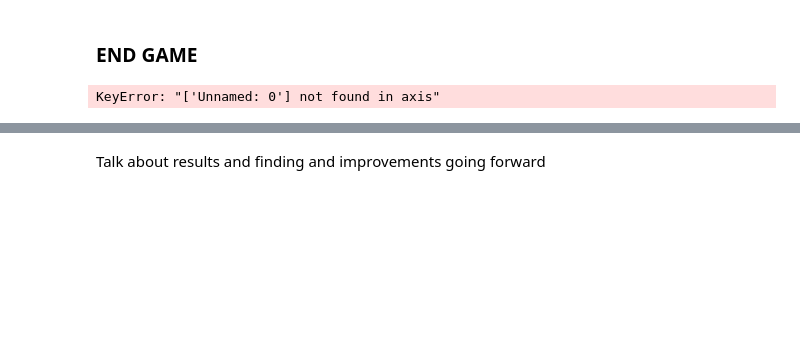
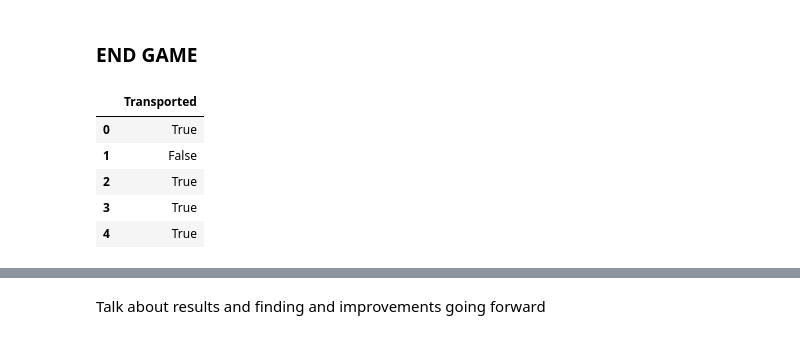
Before and after one commit to mickyals/Space_Titanic, a Jupyter notebook: Spaceship_Titanic_SpaceTimeAnomaly.ipynb, the cells around one changed output, grey strips where cells are left out. Drawn from its saved outputs; the diff is of its cells as text; code cells hidden in the pictures; blank space fills up the shorter version.

Commit message:
updated, final submission for now, 0.80336 on kaggle

```diff
--- a/Spaceship_Titanic_SpaceTimeAnomaly.ipynb
+++ b/Spaceship_Titanic_SpaceTimeAnomaly.ipynb
@@ -1055,34 +1075,39 @@ Index(['CryoSleep', 'Age', 'VIP', 'RoomService', 'FoodCourt', 'ShoppingMall',
 # %%
 #model
 
 final_model = xgb.XGBClassifier(booster= 'gbtree', colsample_bytree= 0.6, gamma= 5,
                                  learning_rate = 0.02, max_depth=4, min_child_weight= 1,
-                                 n_estimators=500, subsample= 1.0,random_state = seed)
+                                 n_estimators=500, subsample= 1.0,random_state = 24)
 
 final_model.fit(X_train_og, y_train_og)
 
 #predict
 y_test_pred = final_model.predict(test_copy)
 
 #make predictions a dataframe
 y_test_pred = pd.DataFrame(data=y_test_pred, columns=['Transported'])
 
 y_test_pred['Transported'] = y_test_pred['Transported'].map({1:True, 0:False})
 
 #concat the predictions to the test dataset
 submit_test = test.copy()
 
 submit_test = pd.concat([submit_test,y_test_pred], axis=1)
 
 submit_test = submit_test[['PassengerId','Transported']]
 
-submit_test.drop(['Unnamed: 0'], axis=1, inplace=True)
 
-submit_test.to_csv('MA_submission.csv')
+
+submit_test.to_csv('MA_submission.csv',index=False)
 
 y_test_pred.head()
 # %% [output]
-KeyError: "['Unnamed: 0'] not found in axis"
+|  | Transported |
+| 0 | True |
+| 1 | False |
+| 2 | True |
+| 3 | True |
+| 4 | True |
 # %%
 #let's take a look at the predictions for a few passengers on the test submission
 
```
Also changed, not shown: parts of 2 cells of this notebook, 2 other files.
